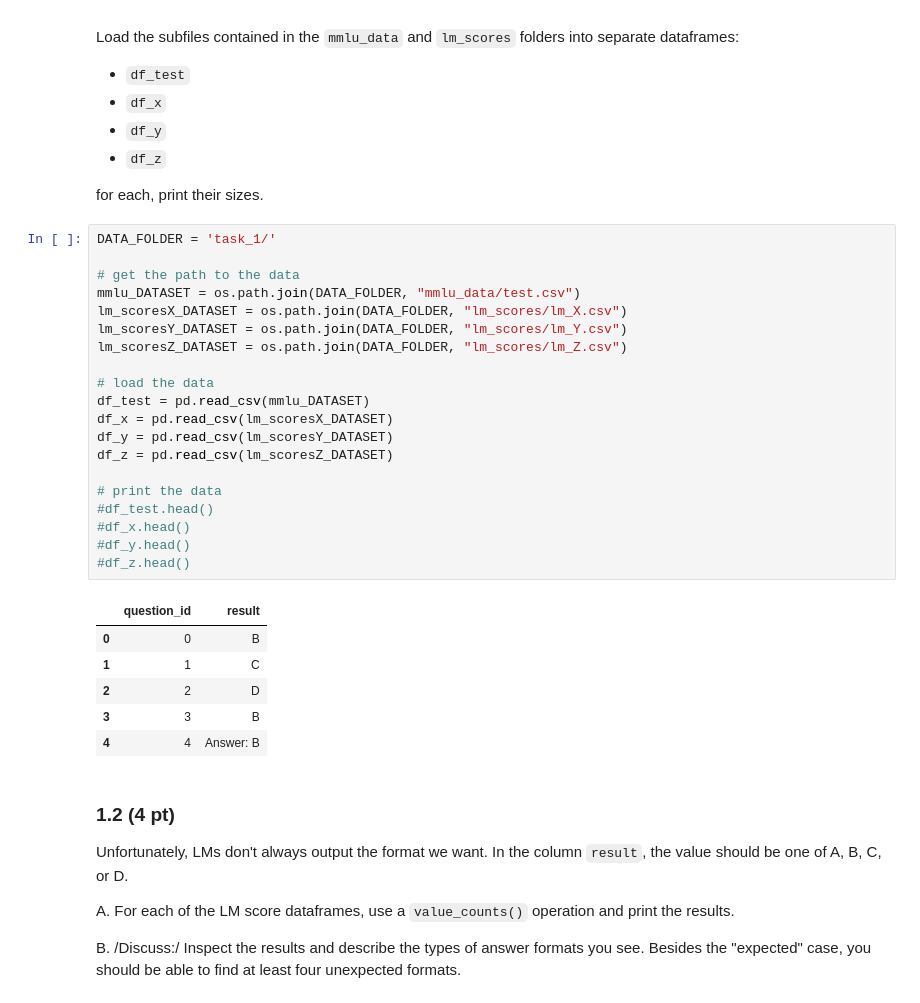
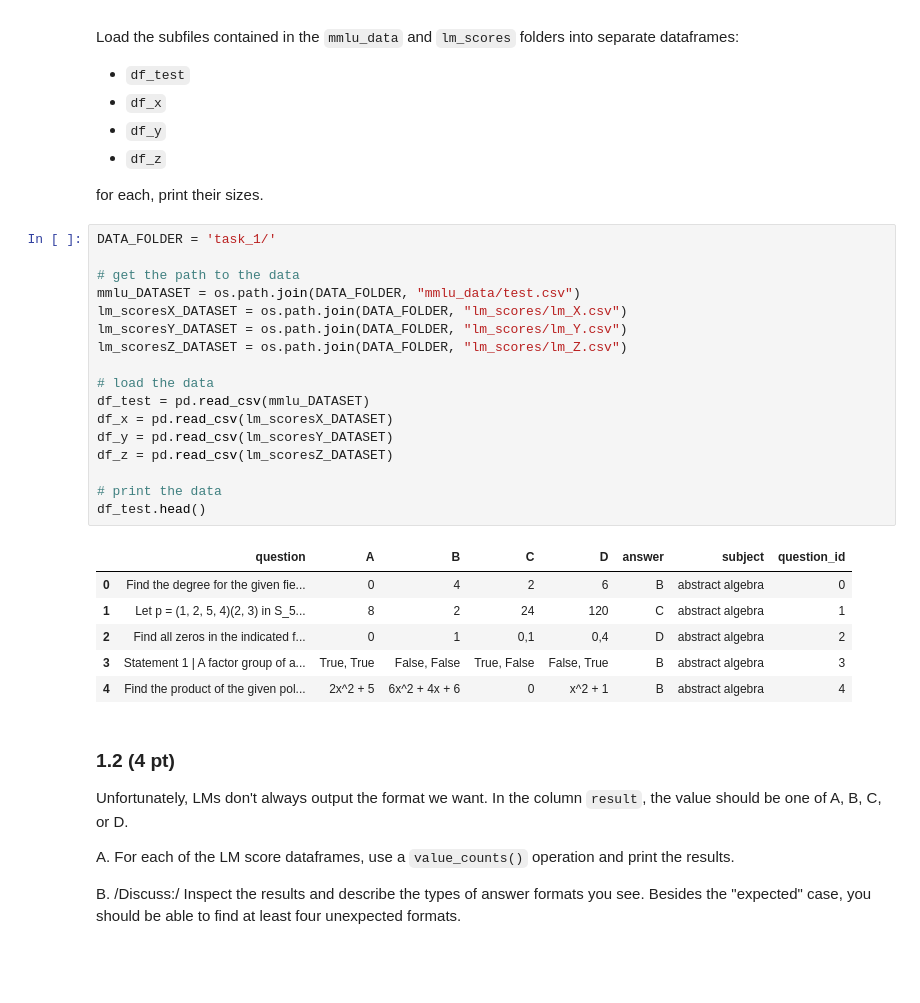
Before and after one commit to luciehmct/ADA2024, a Jupyter notebook: Homework/01_PROJECT_NEUTRALITY/analysis.ipynb, the cells around one changed output. Saved outputs shown, nothing was run; the diff lists cells and outputs as text; blank space fills up the shorter version.

```diff
--- a/Homework/01_PROJECT_NEUTRALITY/analysis.ipynb
+++ b/Homework/01_PROJECT_NEUTRALITY/analysis.ipynb
@@ -122,30 +122,27 @@ for each, print their sizes.
 # %%
 DATA_FOLDER = 'task_1/'
 
 # get the path to the data
 mmlu_DATASET = os.path.join(DATA_FOLDER, "mmlu_data/test.csv")
 lm_scoresX_DATASET = os.path.join(DATA_FOLDER, "lm_scores/lm_X.csv")
 lm_scoresY_DATASET = os.path.join(DATA_FOLDER, "lm_scores/lm_Y.csv")
 lm_scoresZ_DATASET = os.path.join(DATA_FOLDER, "lm_scores/lm_Z.csv")
 
 # load the data
 df_test = pd.read_csv(mmlu_DATASET)
 df_x = pd.read_csv(lm_scoresX_DATASET)
 df_y = pd.read_csv(lm_scoresY_DATASET)
 df_z = pd.read_csv(lm_scoresZ_DATASET)
 
 # print the data
-#df_test.head()
-#df_x.head()
-#df_y.head()
-#df_z.head()
+df_test.head()
 # %% [output]
-|  | question_id | result |
-| 0 | 0 | B |
-| 1 | 1 | C |
-| 2 | 2 | D |
-| 3 | 3 | B |
-| 4 | 4 | Answer: B |
+|  | question | A | B | C | D | answer | subject | question_id |
+| 0 | Find the degree for the given fie... | 0 | 4 | 2 | 6 | B | abstract algebra | 0 |
+| 1 | Let p = (1, 2, 5, 4)(2, 3) in S_5... | 8 | 2 | 24 | 120 | C | abstract algebra | 1 |
+| 2 | Find all zeros in the indicated f... | 0 | 1 | 0,1 | 0,4 | D | abstract algebra | 2 |
+| 3 | Statement 1 | A factor group of a... | True, True | False, False | True, False | False, True | B | abstract algebra | 3 |
+| 4 | Find the product of the given pol... | 2x^2 + 5 | 6x^2 + 4x + 6 | 0 | x^2 + 1 | B | abstract algebra | 4 |
 # %% [markdown]
 ### 1.2 (4 pt)
 Unfortunately, LMs don't always output the format we want. In the column `result`, the value should be one of A, B, C, or D.
```
Also changed, not shown: parts of 6 cells of this notebook.
